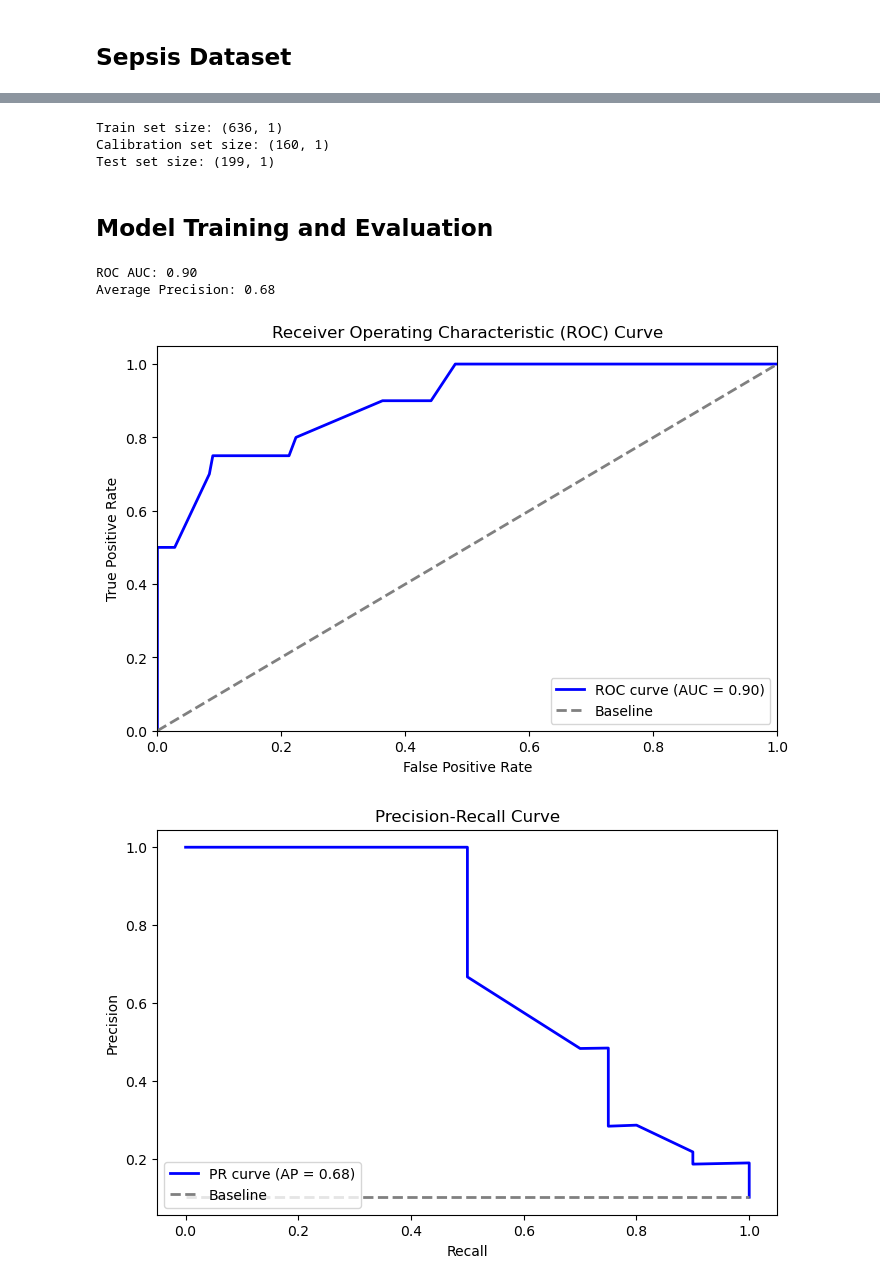
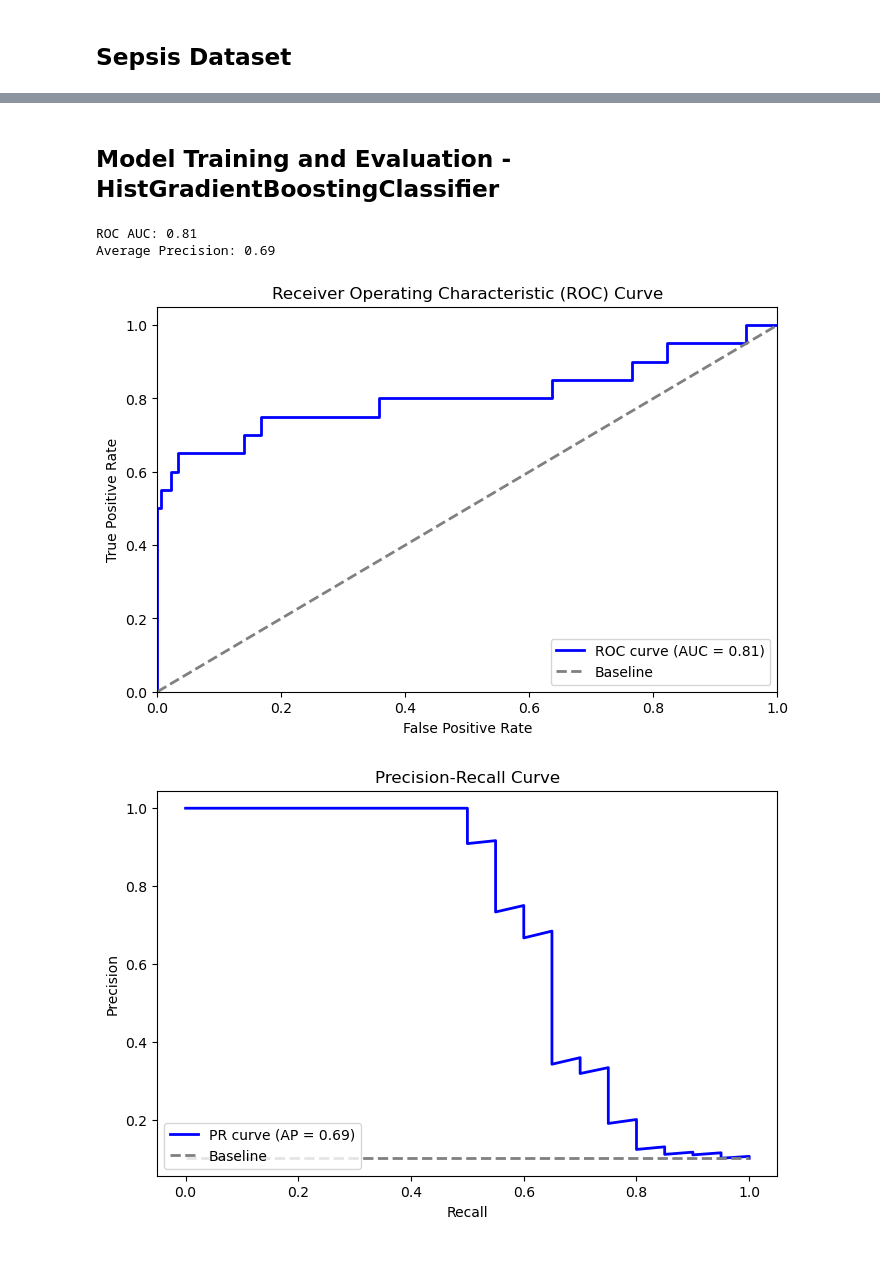
Before and after one commit to fas38/conformal-prediction, a Jupyter notebook: tabular_classification_binary.ipynb, the cells around one changed output, grey strips where cells are left out. Saved outputs shown, nothing was run; the diff lists cells and outputs as text; code cells hidden in the pictures; blank space fills up the shorter version.

Commit message:
working on plotting p_values for conformal output

```diff
--- a/tabular_classification_binary.ipynb
+++ b/tabular_classification_binary.ipynb
@@ -87,8 +87,8 @@ display(X.head(5))
 print("class distribution in the dataset:", np.bincount(y))
 
 # train-test split
-X_train, X_test, y_train, y_test = train_test_split(X, y, test_size=0.2, random_state=42)
-X_train_proper, X_cal, y_train_proper, y_cal = train_test_split(X_train, y_train, test_size=0.2, random_state=42)
+X_train, X_test, y_train, y_test = train_test_split(X, y, test_size=0.2, random_state=42, stratify=y)
+X_train_proper, X_cal, y_train_proper, y_cal = train_test_split(X_train, y_train, test_size=0.2, random_state=42, stratify=y_train)
 
 # plot the class distribution in the training set, calibration set and test set
 fig, ax = plt.subplots(1, 3, figsize=(15, 5))
@@ -121,34 +121,11 @@ class distribution in the dataset: [897  98]
 Train set size: (636, 57)
 Calibration set size: (160, 57)
 Test set size: (199, 57)
-# %%
-# # rfe = RFE(estimator=clf, n_features_to_select=30)
-# rfe = RFECV(estimator=RandomForestClassifier(random_state=42, n_estimators=100, max_depth=4), cv=StratifiedKFold(5), scoring='f1_macro' )
-# rfe.fit(X_train_proper, y_train_proper)
-# X_train_proper = rfe.transform(X_train_proper)
-# X_cal = rfe.transform(X_cal)
-# X_test = rfe.transform(X_test)
-# print("Selected features:", X_train_proper.shape[1])
-# print("Selected features names:", X.columns[rfe.support_])
-
-# select only diagnose feature
-X_train_proper = X_train_proper['diagnose'].values.reshape(-1, 1)
-X_cal = X_cal['diagnose'].values.reshape(-1, 1)
-X_test = X_test['diagnose'].values.reshape(-1, 1)
-X_train = X_train['diagnose'].values.reshape(-1, 1)
-
-print("Train set size:", X_train_proper.shape)
-print("Calibration set size:", X_cal.shape)
-print("Test set size:", X_test.shape)
-# %% [output]
-Train set size: (636, 1)
-Calibration set size: (160, 1)
-Test set size: (199, 1)
 # %% [markdown]
-## Model Training and Evaluation
+## Model Training and Evaluation - HistGradientBoostingClassifier
 # %%
 # base model
-clf = HistGradientBoostingClassifier(random_state=42, scoring='f1_macro', max_iter=500, class_weight={0: 1, 1: 6}, learning_rate=0.01)
+clf = HistGradientBoostingClassifier(random_state=42, scoring='f1_macro', max_iter=1000, class_weight={0: 1, 1: 6}, learning_rate=0.01)
 clf.fit(X_train_proper, y_train_proper)
 prediction_prob_test = clf.predict_proba(X_test)
 predictions = clf.predict(X_test)
@@ -168,34 +145,34 @@ plt.xlim([0.0, 1.0])
 plt.ylim([0.0, 1.05])
 plt.xlabel('False Positive Rate')
 plt.ylabel('True Positive Rate')
 plt.title('Receiver Operating Characteristic (ROC) Curve')
 plt.legend(loc='lower right')
 plt.show()
 
 # plot precision-recall curve
 precision, recall, _ = precision_recall_curve(y_test, prediction_prob_test[:, 1])
 baseline = len(y_test[y_test==1]) / len(y_test) # ratio of positive class
 plt.figure(figsize=(8, 5))
 plt.plot(recall, precision, color='blue', lw=2, label=f'PR curve (AP = {average_precision:.2f})')
 plt.plot([0, 1], [baseline, baseline], color='gray', lw=2, linestyle='--', label='Baseline')
 plt.xlabel('Recall')
 plt.ylabel('Precision')
 plt.title('Precision-Recall Curve')
 plt.legend(loc='lower left')
 plt.show()
 
 # confusion matrix
 # threshold = 0.1
 # predictions = (prediction_prob_test[:, 1] >= threshold).astype(int)
 cm = confusion_matrix(y_test, predictions)
 plt.figure(figsize=(8, 5))
 sns.heatmap(cm, annot=True, fmt='d', cmap='Blues', xticklabels=label_encoder.classes_, yticklabels=label_encoder.classes_)
 plt.xlabel('Predicted Label')
 plt.ylabel('True Label')
 plt.title('Confusion Matrix')
 plt.show()
 # %% [output]
-ROC AUC: 0.90
-Average Precision: 0.68
+ROC AUC: 0.81
+Average Precision: 0.69
-[figure, old version]
+[figure, new version]
-[figure, old version]
+[figure, new version]
```
Also changed, not shown: parts of 16 cells of this notebook.
